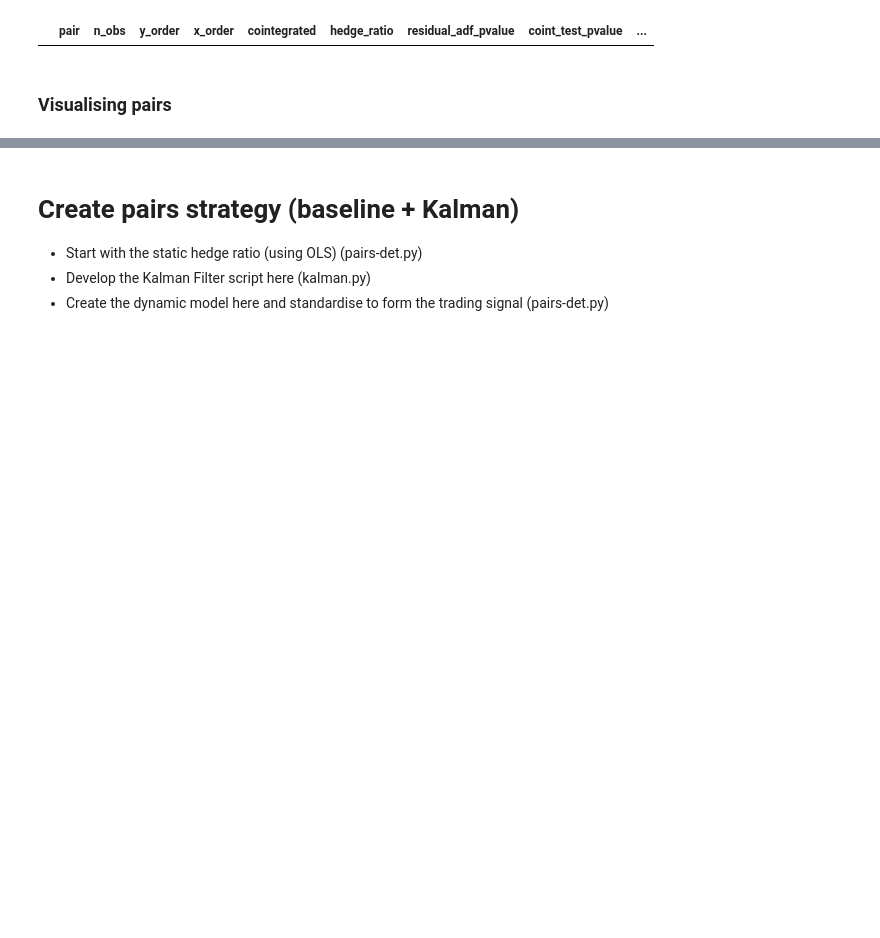
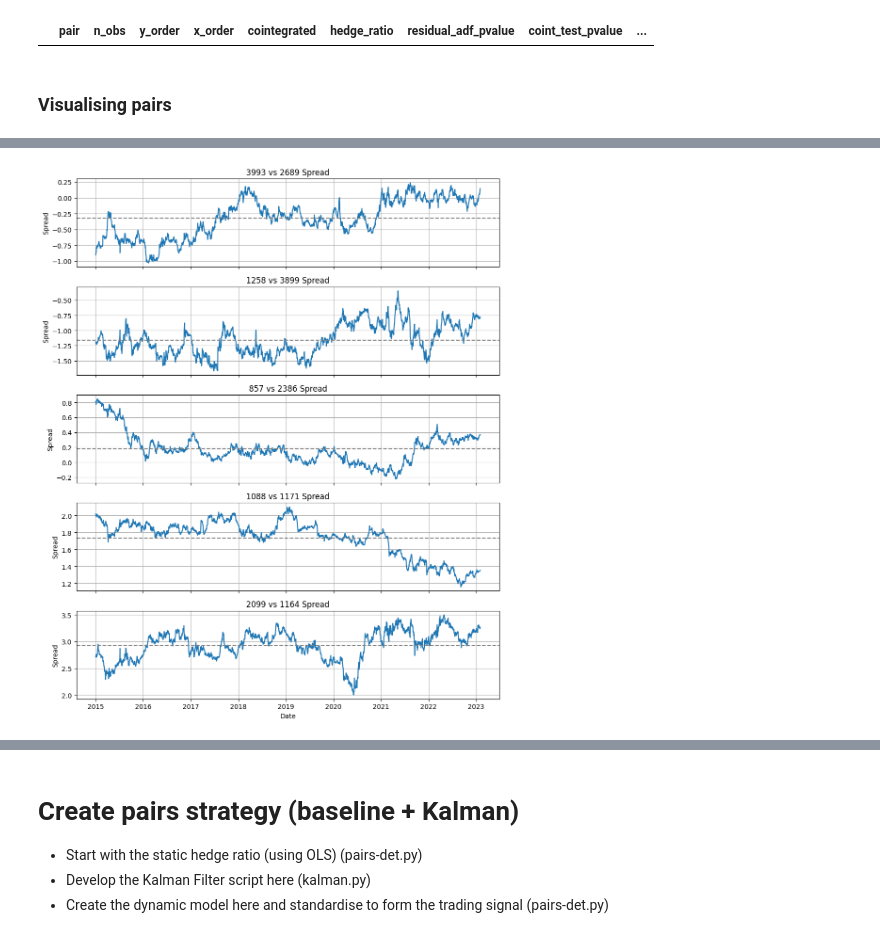
Before and after one commit to hivan04/applied-project-06039211, a Jupyter notebook: scripts/main.ipynb, the cells around one changed output, grey strips where cells are left out. Saved outputs shown, nothing was run; the diff lists cells and outputs as text; code cells hidden in the pictures; blank space fills up the shorter version.

```diff
--- a/scripts/main.ipynb
+++ b/scripts/main.ipynb
@@ -652,0 +648,33 @@ weaker_pairs_c.head(10)
+# %%
+# Calculate spread
+spread_c1 = compute_spread(df2["3993 HK Equity"],
+                           df2["2689 HK Equity"],
+                           summary_coint_t["hedge_ratio"].iloc[0])
+
+spread_c2 = compute_spread(df2["1258 HK Equity"],
+                           df2["3899 HK Equity"],
+                           summary_coint_t["hedge_ratio"].iloc[1])
+
+spread_c3 = compute_spread(df2["857 HK Equity"],
+                           df2["2386 HK Equity"],
+                           summary_coint_t["hedge_ratio"].iloc[2])
+
+spread_c4 = compute_spread(df2["1088 HK Equity"],
+                           df2["1171 HK Equity"],
+                           summary_coint_t["hedge_ratio"].iloc[2])
+
+spread_c5 = compute_spread(df2["2099 HK Equity"],
+                           df2["1164 HK Equity"],
+                           summary_coint_t["hedge_ratio"].iloc[2])
+
+spread_dict_c = {
+    "3993 vs 2689": spread_c1,
+    "1258 vs 3899": spread_c2,
+    "857 vs 2386": spread_c3,
+    "1088 vs 1171": spread_c4,
+    "2099 vs 1164": spread_c5
+}
+
+plot_multiple_spreads(spread_dict_c)
+# %% [output]
+[figure, added]
```
Also changed, not shown: parts of 3 cells of this notebook, 1 other file.
